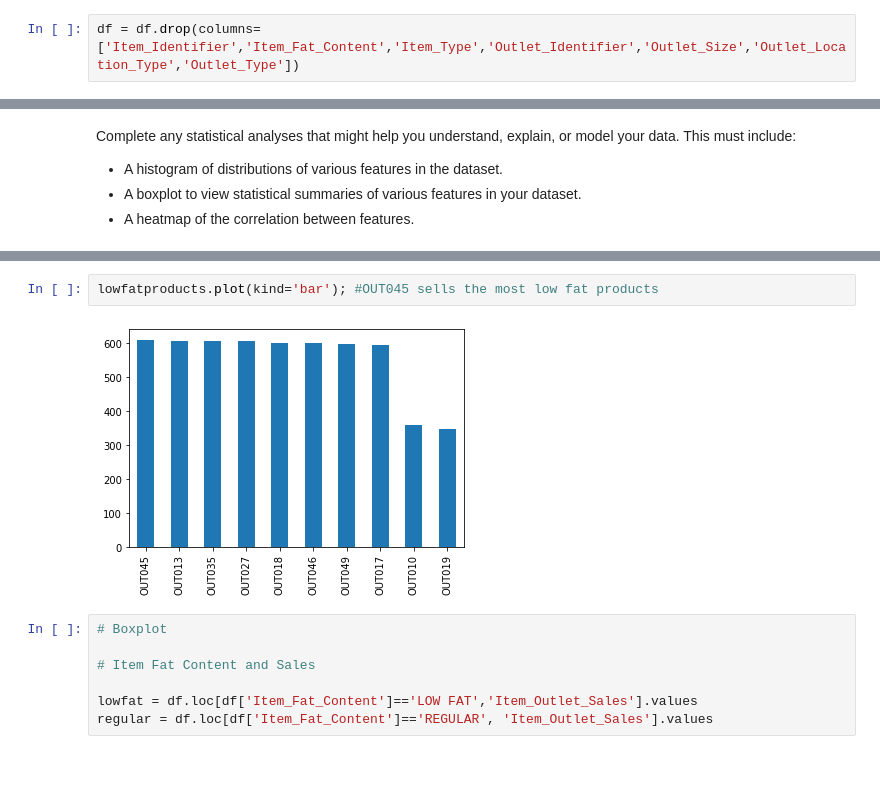
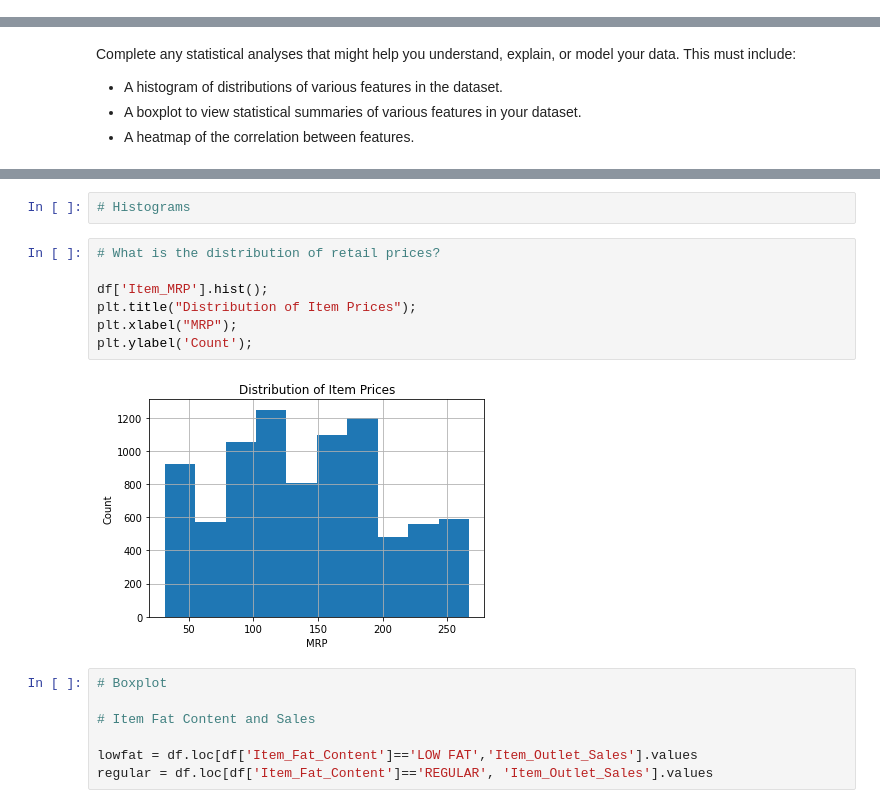
Before and after one commit to bemadi/Sales_Projections, a Jupyter notebook: Project.ipynb, the cells around one changed output, grey strips where cells are left out. Drawn from its saved outputs; the diff is of its cells as text; blank space fills up the shorter version.

```diff
--- a/Project.ipynb
+++ b/Project.ipynb
@@ -163,5 +165,3 @@ df['Item_Fat_Content'].unique()
 array(['LOW FAT', 'REGULAR'], dtype=object)
 # %% [markdown]
 8. For any numerical columns, obtain the summary statistics of each (min, max, mean)
-# %%
-df = df.drop(columns=['Item_Identifier','Item_Fat_Content','Item_Type','Outlet_Identifier','Outlet_Size','Outlet_Location_Type','Outlet_Type'])
@@ -240,7 +207,14 @@ Name: Outlet_Identifier, dtype: int64
-# %%
-lowfatproducts.plot(kind='bar'); #OUT045 sells the most low fat products
-# %% [output]
-[figure, removed]
+# %%
+# Histograms
+# %%
+# What is the distribution of retail prices?
+
+df['Item_MRP'].hist();
+plt.title("Distribution of Item Prices");
+plt.xlabel("MRP");
+plt.ylabel('Count');
+# %% [output]
+[figure, added]
 # %%
 # Boxplot
 
```
Also changed, not shown: parts of 7 cells of this notebook.
